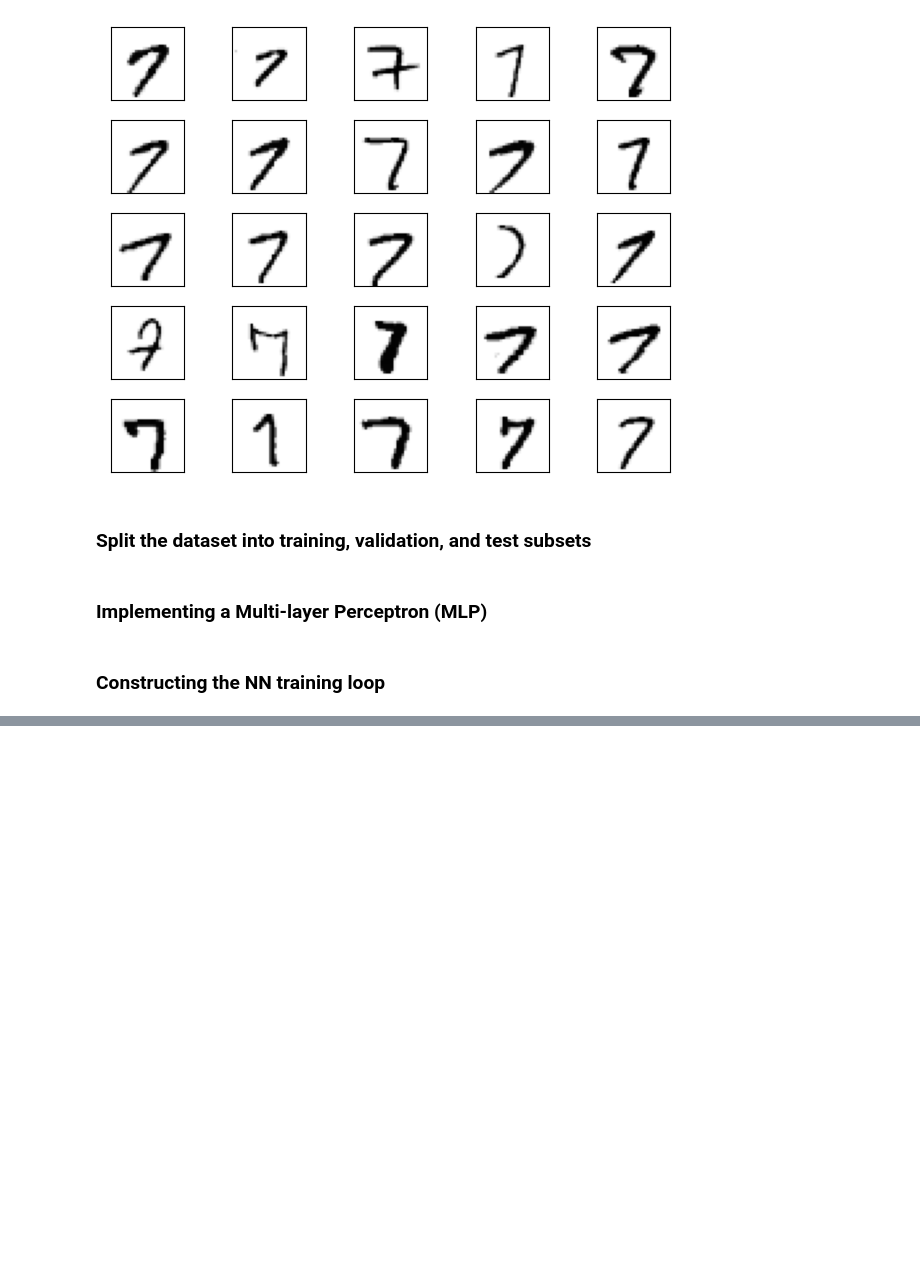
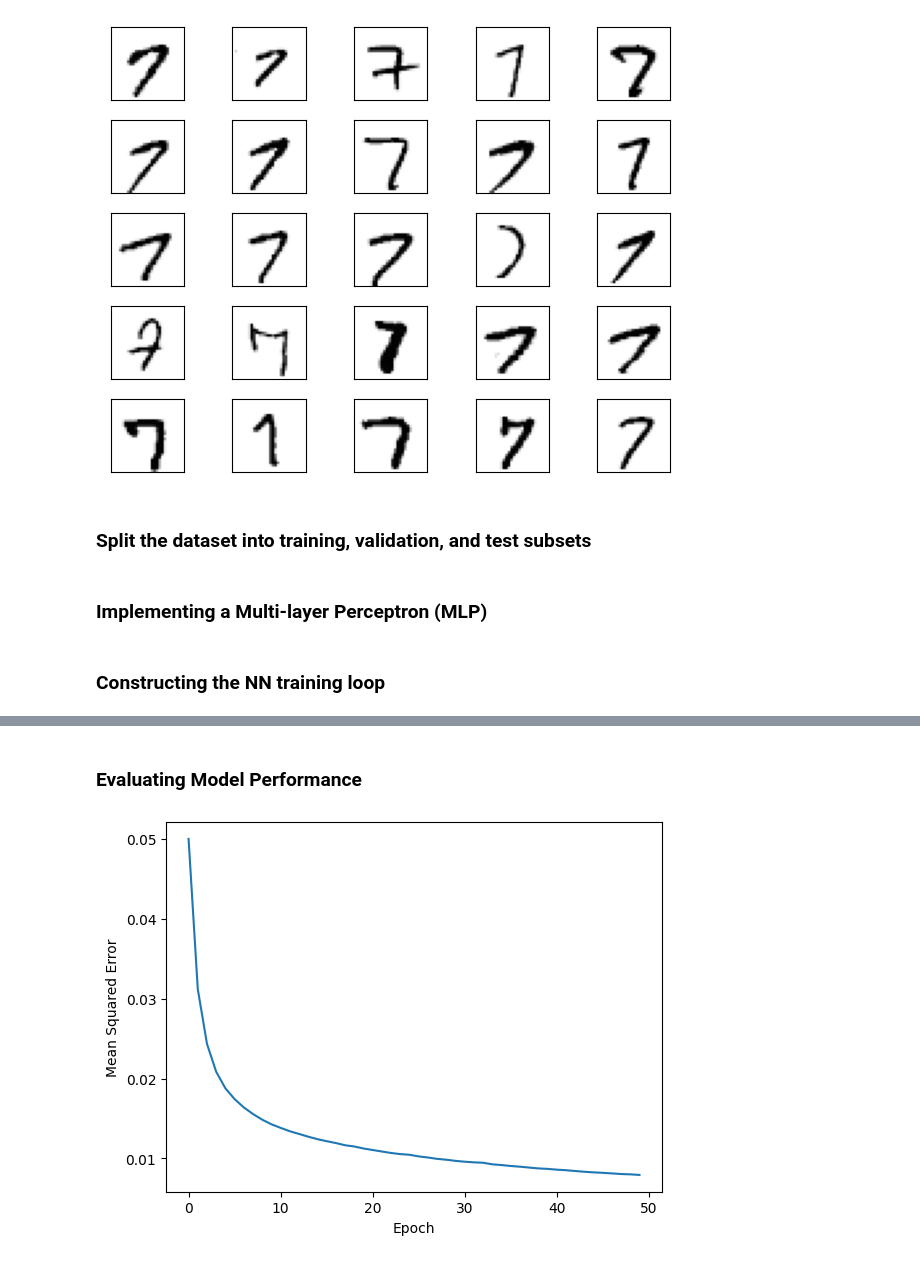
Before and after one commit to Jstafford98/Machine-Learning-with-PyTorch-and-Scikit-Learn, a Jupyter notebook: src/Chapter11.ipynb, the cells around one changed output, grey strips where cells are left out. Saved outputs shown, nothing was run; the diff lists cells and outputs as text; code cells hidden in the pictures; blank space fills up the shorter version.

```diff
--- a/src/Chapter11.ipynb
+++ b/src/Chapter11.ipynb
@@ -197,7 +197,7 @@ class NeuralNetMLP:
         grad_b_out = np.sum(delta_output, axis=0)
 
         # Compute gradients for hidden layer
-        grad_a_h = np.dot(delta_output, self.weight_out)
+        grad_a_h = np.dot(delta_output, self.weight_output)
         sigmoid_derivative_hidden = a_h * (1. - a_h)
         delta_hidden = grad_a_h * sigmoid_derivative_hidden
 
@@ -250,0 +354,9 @@ Initial Validation Accuracy: 9.4%
+# %% [markdown]
+### Evaluating Model Performance
+# %%
+plt.plot(range(len(epoch_loss)), epoch_loss)
+plt.ylabel('Mean Squared Error')
+plt.xlabel('Epoch')
+plt.show()
+# %% [output]
+[figure, added]
```
Also changed, not shown: parts of 5 cells of this notebook.
